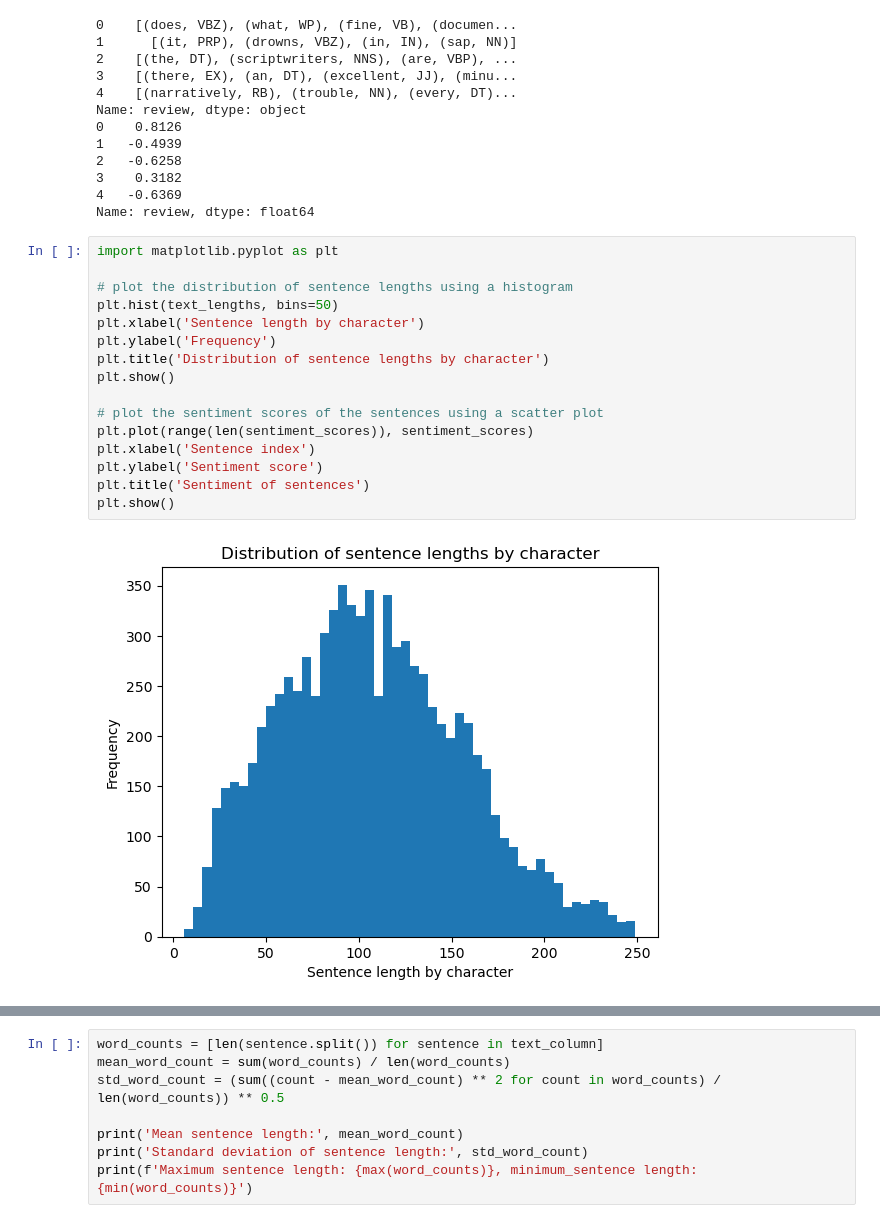
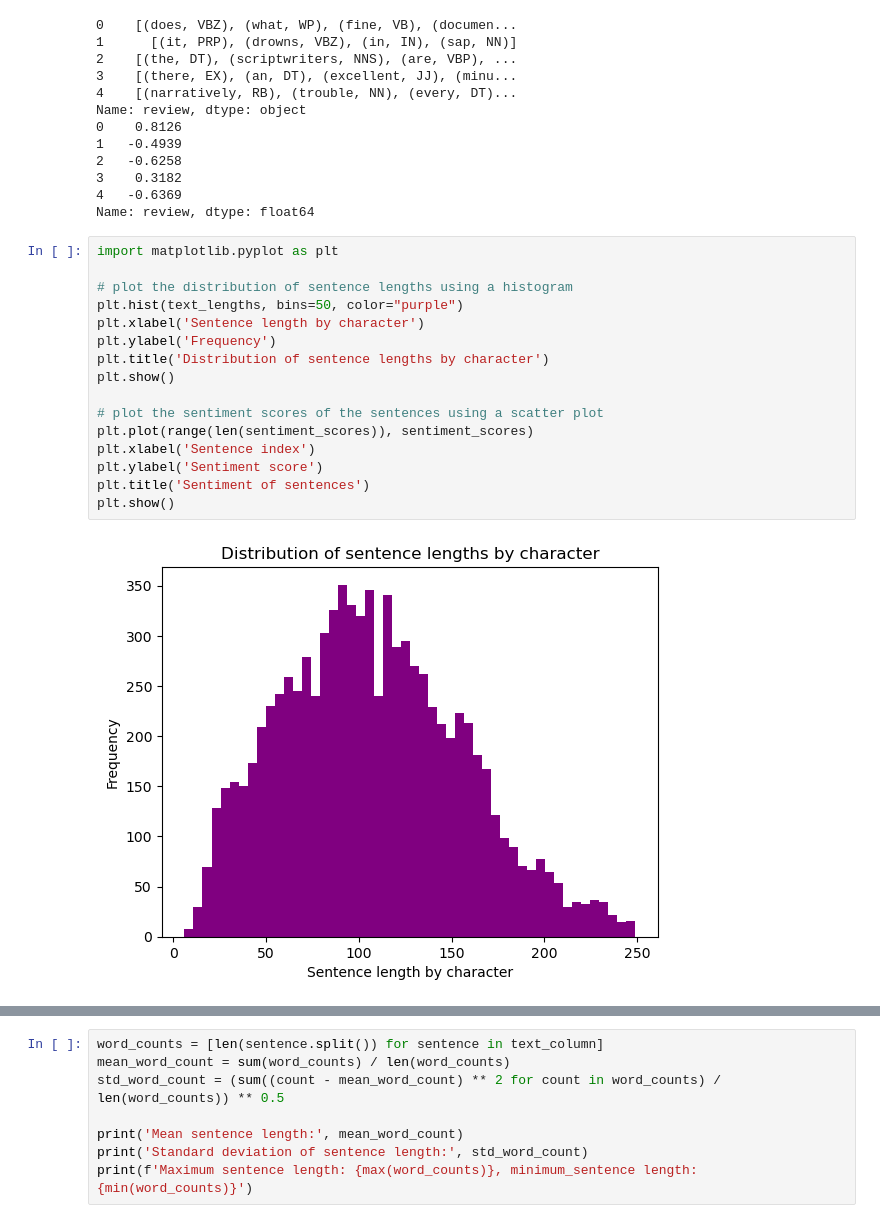
Before and after one commit to mrbaloglu/reinforcement_learning, a Jupyter notebook: NLP_datasets/RT_Polarity/rt_polarity_data_analysis.ipynb, the cells around one changed output, grey strips where cells are left out. Drawn from its saved outputs; the diff is of its cells as text.

```diff
--- a/NLP_datasets/RT_Polarity/rt_polarity_data_analysis.ipynb
+++ b/NLP_datasets/RT_Polarity/rt_polarity_data_analysis.ipynb
@@ -81,21 +81,21 @@ Name: review, dtype: float64
 # %%
 import matplotlib.pyplot as plt
 
 # plot the distribution of sentence lengths using a histogram
-plt.hist(text_lengths, bins=50)
+plt.hist(text_lengths, bins=50, color="purple")
 plt.xlabel('Sentence length by character')
 plt.ylabel('Frequency')
 plt.title('Distribution of sentence lengths by character')
 plt.show()
 
 # plot the sentiment scores of the sentences using a scatter plot
 plt.plot(range(len(sentiment_scores)), sentiment_scores)
 plt.xlabel('Sentence index')
 plt.ylabel('Sentiment score')
 plt.title('Sentiment of sentences')
 plt.show()
 # %% [output]
-[figure, old version]
+[figure, new version]
 [figure]
 # %%
 word_counts = [len(sentence.split()) for sentence in text_column]
```
Also changed, not shown: parts of 2 cells of this notebook, 2 other files.
